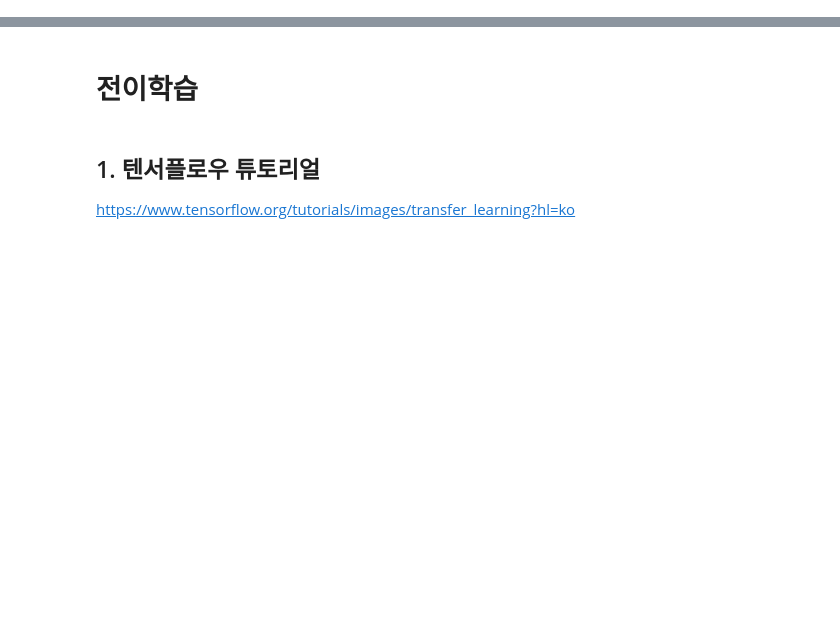
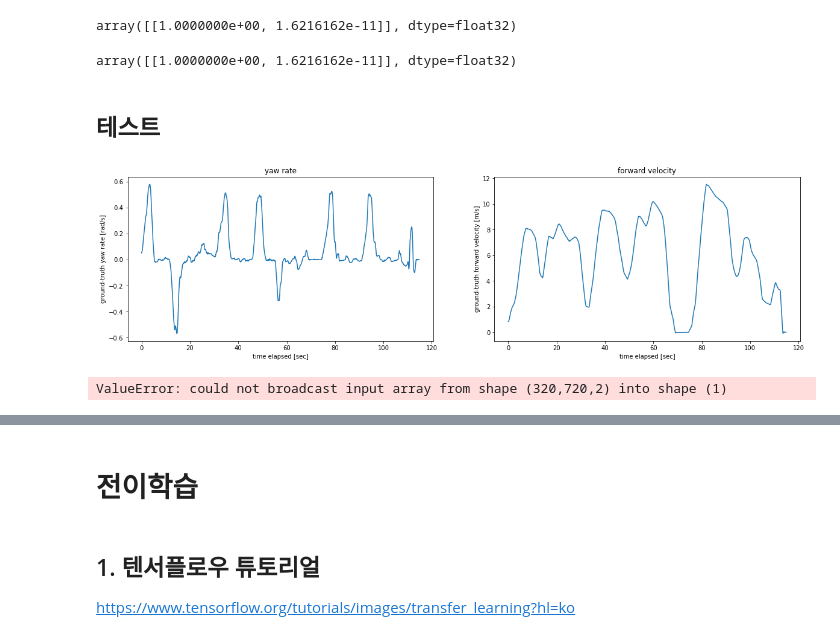
Before and after one commit to parkinkon1/sc_odom, a Jupyter notebook: Untitled.ipynb, the cells around one changed output, grey strips where cells are left out. Drawn from its saved outputs; the diff is of its cells as text; code cells hidden in the pictures; blank space fills up the shorter version.

```diff
--- a/Untitled.ipynb
+++ b/Untitled.ipynb
@@ -0,0 +152,10 @@
+# %%
+model.predict(test_set.get_test_data(400, gap=10))
+# %% [output]
+array([[1.0000000e+00, 1.6216162e-11]], dtype=float32)
+# %%
+model.predict(val_set[50][0])
+# %% [output]
+array([[1.0000000e+00, 1.6216162e-11]], dtype=float32)
+# %% [markdown]
+## 테스트
@@ -0,0 +208,14 @@
+# %%
+fig, ax = plt.subplots(1, 2, figsize=(20, 5))
+
+ax[0].set_title("yaw rate")
+ax[0].plot(ts, gt_yaw_rates)
+ax[0].set_xlabel('time elapsed [sec]')
+ax[0].set_ylabel('ground-truth yaw rate [rad/s]')
+
+ax[1].set_title("forward velocity")
+ax[1].plot(ts, gt_forward_velocities)
+ax[1].set_xlabel('time elapsed [sec]')
+ax[1].set_ylabel('ground-truth forward velocity [m/s]');
+# %% [output]
+[figure, added]
@@ -0,0 +238,5 @@
+# %%
+predict = np.asarray(predict)
+gt = np.array(gt)
+# %% [output]
+ValueError: could not broadcast input array from shape (320,720,2) into shape (1)
```
Also changed, not shown: parts of 31 cells of this notebook, 7 other files.
